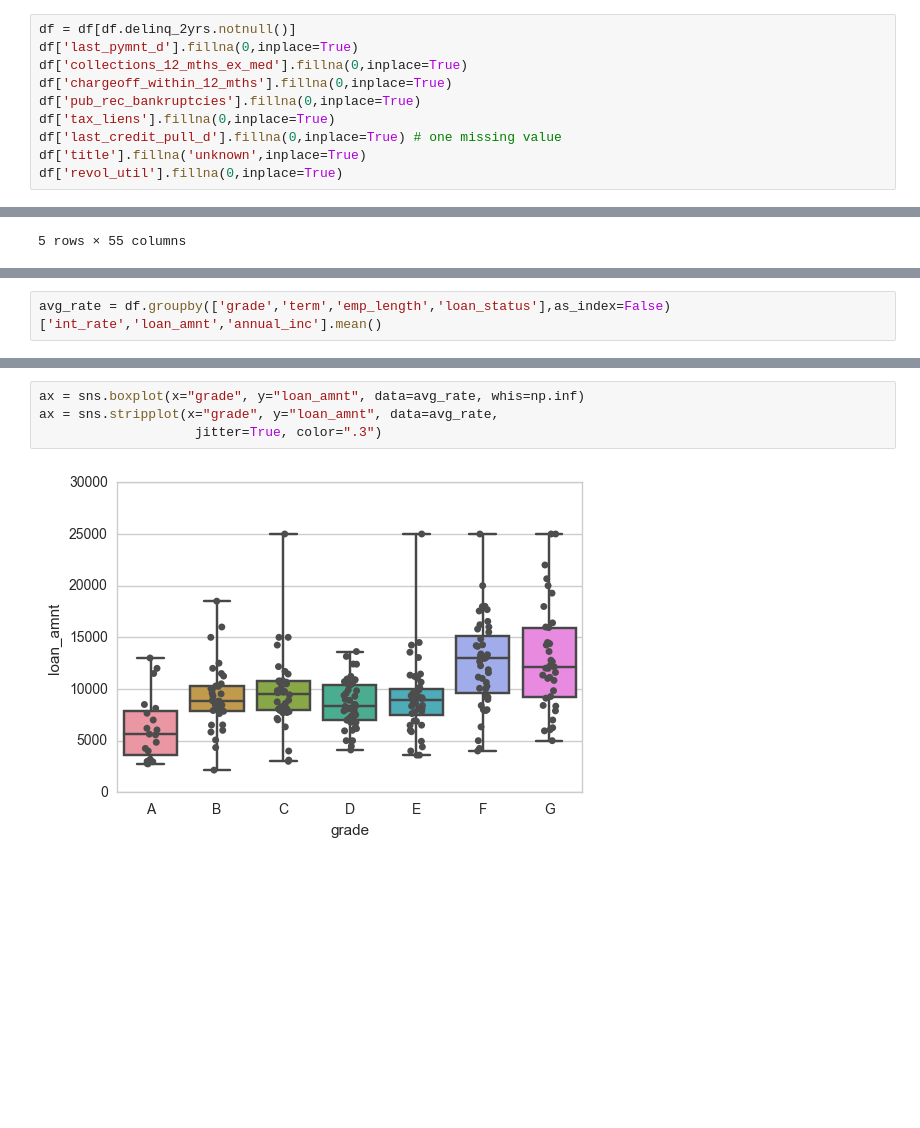
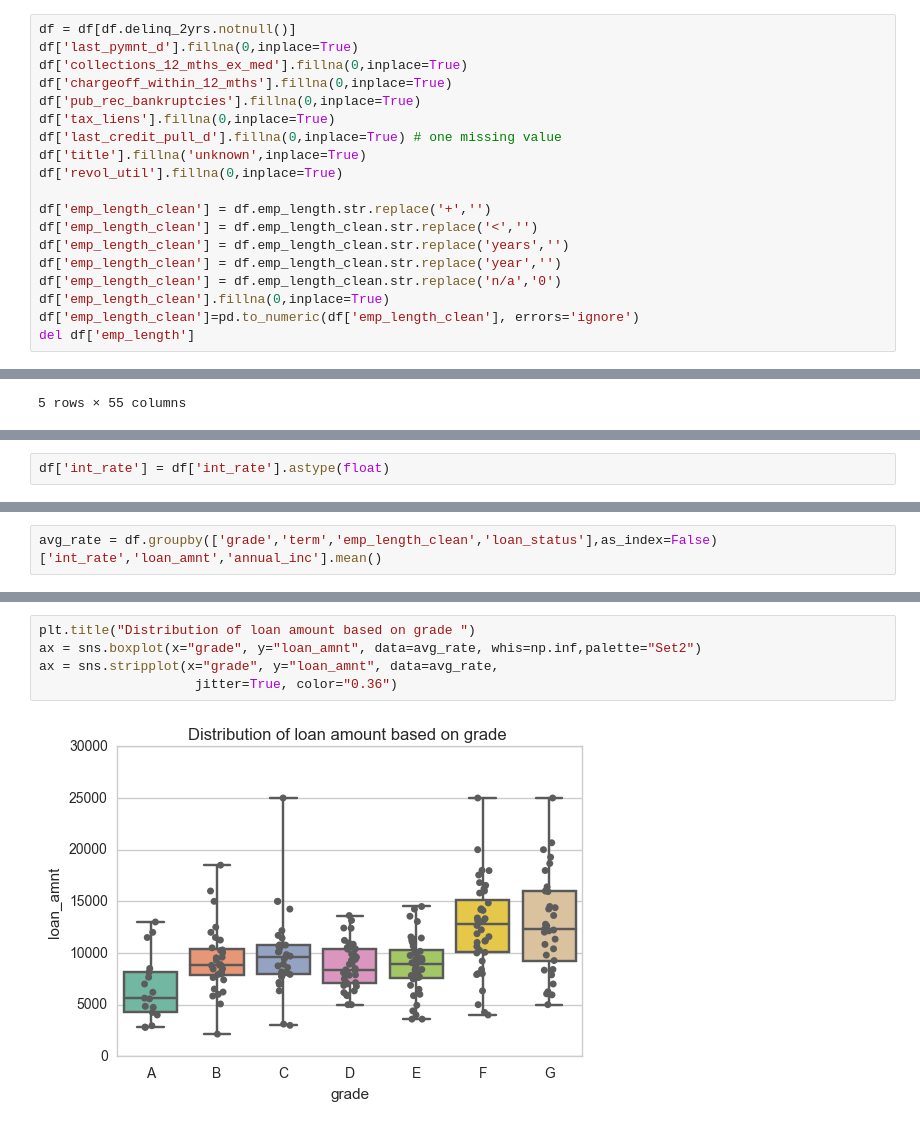
Before and after one commit to bajajsweta/Lending-Club-Analysis, a Jupyter notebook: Loan_Data/Declined Loans in Loan Files IPython Notebooks/Loan3aDf_not_meet_loan_status.ipynb, the cells around one changed output, grey strips where cells are left out. Drawn from its saved outputs; the diff is of its cells as text; blank space fills up the shorter version.

```diff
--- a/Loan_Data/Declined Loans in Loan Files IPython Notebooks/Loan3aDf_not_meet_loan_status.ipynb
+++ b/Loan_Data/Declined Loans in Loan Files IPython Notebooks/Loan3aDf_not_meet_loan_status.ipynb
@@ -117,6 +116,15 @@ df['tax_liens'].fillna(0,inplace=True)
 df['last_credit_pull_d'].fillna(0,inplace=True) # one missing value
 df['title'].fillna('unknown',inplace=True)
 df['revol_util'].fillna(0,inplace=True)
+
+df['emp_length_clean'] = df.emp_length.str.replace('+','')
+df['emp_length_clean'] = df.emp_length_clean.str.replace('<','')
+df['emp_length_clean'] = df.emp_length_clean.str.replace('years','')
+df['emp_length_clean'] = df.emp_length_clean.str.replace('year','')
+df['emp_length_clean'] = df.emp_length_clean.str.replace('n/a','0')
+df['emp_length_clean'].fillna(0,inplace=True)
+df['emp_length_clean']=pd.to_numeric(df['emp_length_clean'], errors='ignore')
+del df['emp_length']
 # %%
 df['term']=df['term'].str.split(' ',2).str[1]
 df['revol_util'] = df['revol_util'].str.split('%',1).str[0]
@@ -155,2 +165,4 @@ avg_interest_rate             float64
 dtype: object
+# %%
+df['int_rate'] = df['int_rate'].astype(float)
 # %%
@@ -163,3 +177,3 @@ ax = sns.boxplot(x="term", y="int_rate",hue='grade',data=df, palette="Set3")
 # %%
-avg_rate = df.groupby(['grade','term','emp_length','loan_status'],as_index=False)['int_rate','loan_amnt','annual_inc'].mean()
+avg_rate = df.groupby(['grade','term','emp_length_clean','loan_status'],as_index=False)['int_rate','loan_amnt','annual_inc'].mean()
 # %%
@@ -186,6 +188,7 @@ avg_rate
 # %%
-ax = sns.boxplot(x="grade", y="loan_amnt", data=avg_rate, whis=np.inf)
+plt.title("Distribution of loan amount based on grade ")
+ax = sns.boxplot(x="grade", y="loan_amnt", data=avg_rate, whis=np.inf,palette="Set2")
 ax = sns.stripplot(x="grade", y="loan_amnt", data=avg_rate,
-                    jitter=True, color=".3")
+                    jitter=True, color="0.36")
 # %% [output]
-[figure, old version]
+[figure, new version]
```
Also changed, not shown: parts of 12 cells of this notebook, 4 other files.
